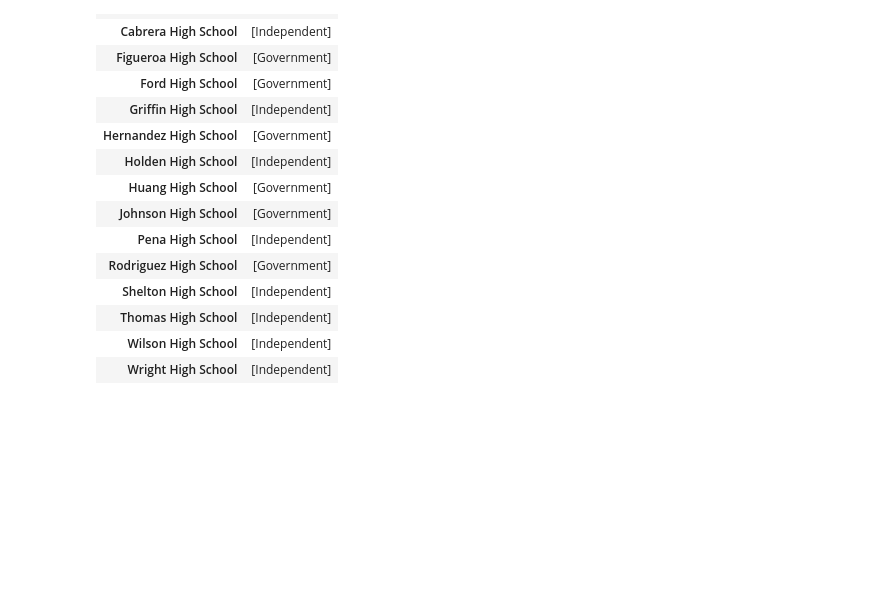
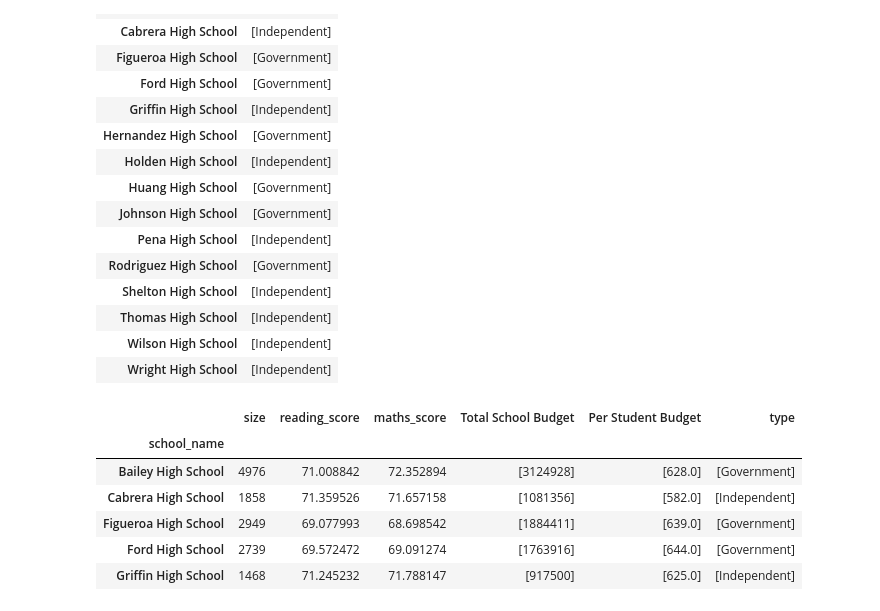
Before and after one commit to shanCH3n/pandas-challenge, a Jupyter notebook: PyCitySchools_MAIN.ipynb, the cells around one changed output. Saved outputs shown, nothing was run; the diff lists cells and outputs as text; code cells hidden in the pictures; blank space fills up the shorter version.

```diff
--- a/PyCitySchools_MAIN.ipynb
+++ b/PyCitySchools_MAIN.ipynb
@@ -337,3 +354,11 @@ schools_grp_budget
 | Thomas High School | [1043130] |
 | Wilson High School | [1319574] |
 | Wright High School | [1049400] |
+# %%
+#Merge schools_grp_size and ave_subjectscores_by_school
+## Create first summary with School Type, Total Students,
+##Total School Budget, Per Student Budget, Average Maths, Average Reading
+### dataframe will be cleaned later
+
+first_summary = pd.merge(first_summary,schools_grp_budget,on="school_name")
+first_summary.head()
@@ -381,3 +451,18 @@ type_by_school
 | Thomas High School | [Independent] |
 | Wilson High School | [Independent] |
 | Wright High School | [Independent] |
+# %%
+#Merge schools_grp_size and ave_subjectscores_by_school
+## Create first summary with School Type, Total Students,
+##Total School Budget, Per Student Budget, Average Maths, Average Reading
+
+first_summary = pd.merge(first_summary,type_by_school,on="school_name")
+first_summary.head()
+# %% [output]
+|  | size | reading_score | maths_score | Total School Budget | Per Student Budget | type |
+| school_name |  |  |  |  |  |  |
+| Bailey High School | 4976 | 71.008842 | 72.352894 | [3124928] | [628.0] | [Government] |
+| Cabrera High School | 1858 | 71.359526 | 71.657158 | [1081356] | [582.0] | [Independent] |
+| Figueroa High School | 2949 | 69.077993 | 68.698542 | [1884411] | [639.0] | [Government] |
+| Ford High School | 2739 | 69.572472 | 69.091274 | [1763916] | [644.0] | [Government] |
+| Griffin High School | 1468 | 71.245232 | 71.788147 | [917500] | [625.0] | [Independent] |
```
Also changed, not shown: parts of 14 cells of this notebook.
